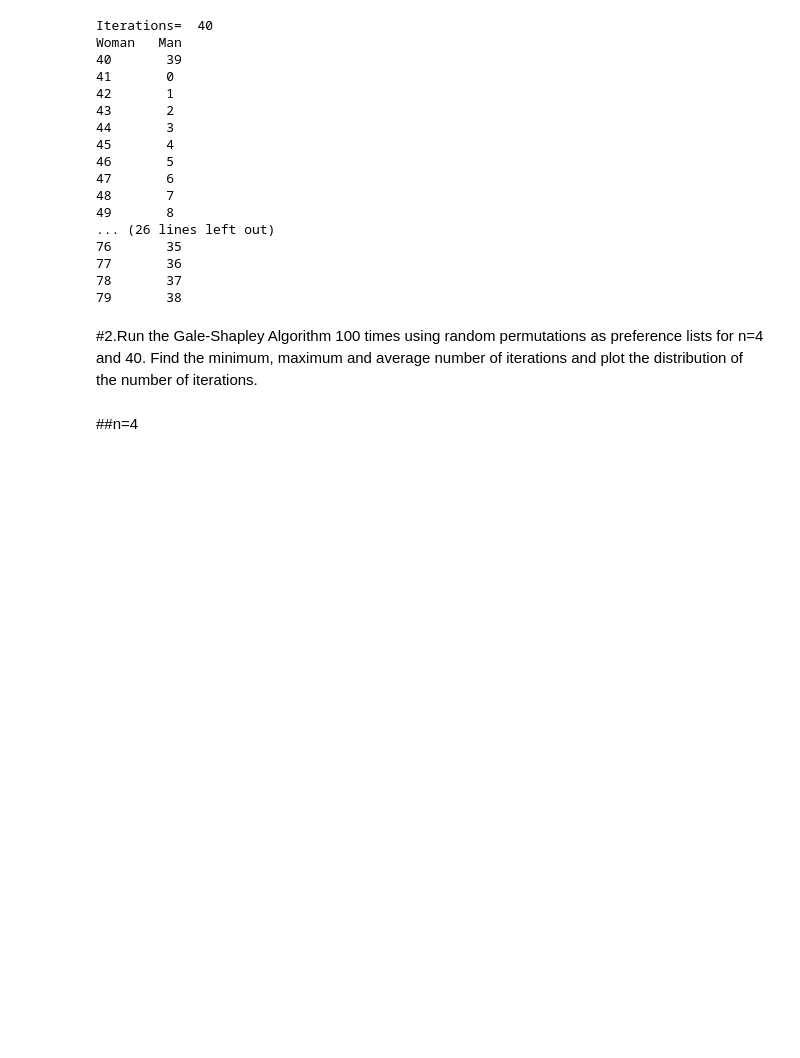
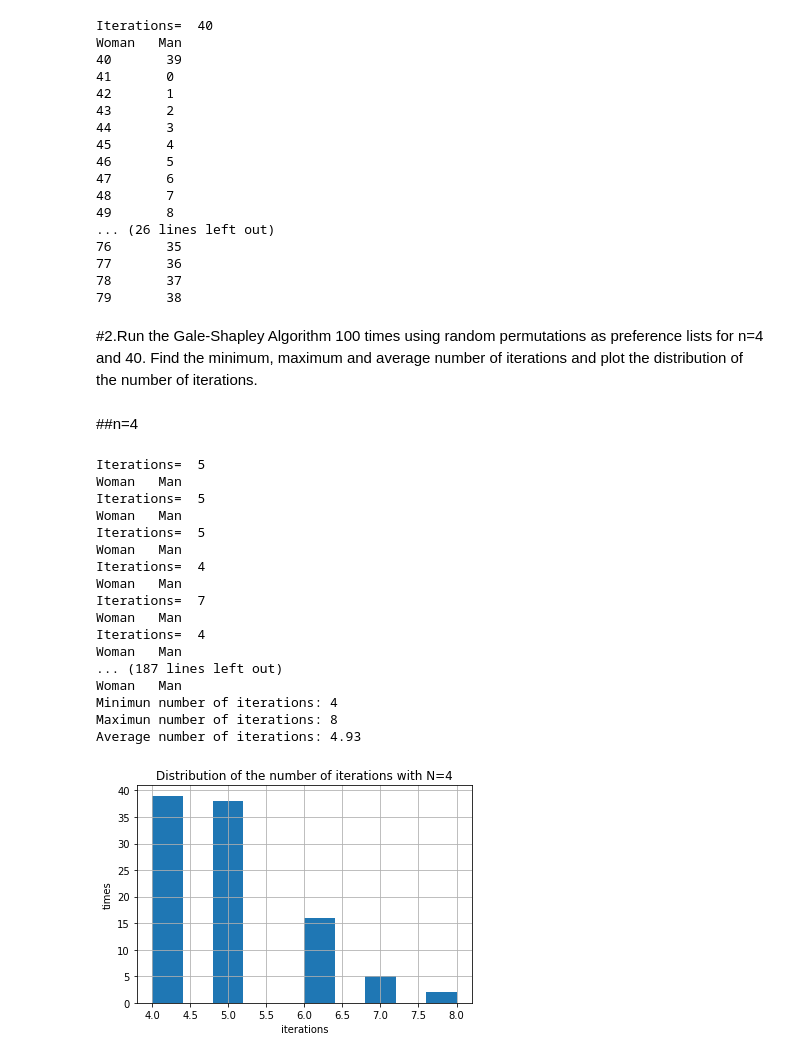
Before and after one commit to dgonzalezo/AlgorithmsUN2020II, a Jupyter notebook: GaleShapleyIrving/laboratorio9.ipynb, the cells around one changed output. Cells and saved outputs as stored; diff of their text form; code cells hidden in the pictures; blank space fills up the shorter version.

```diff
--- a/GaleShapleyIrving/laboratorio9.ipynb
+++ b/GaleShapleyIrving/laboratorio9.ipynb
@@ -186,5 +186,33 @@ Woman   Man
 79       38
 # %% [markdown]
 #2.Run the Gale-Shapley Algorithm 100 times using random permutations as preference lists for n=4 and 40. Find the minimum, maximum and average number of iterations and plot the distribution of the number of iterations.
+# %%
+def randomAlgorithm(N):
+  hist=[]
+  for i in range(100):
+    list=[]
+    Mprefer=[i for i in range(N)]
+    M = Mprefer[:]
+    Wprefer = [i+N for i in range(N)]
+    W = Wprefer[:]
+    for j in range(N):
+      shuffle(W)
+      list.append(W[:])
+    for l in range(N):
+      shuffle(M)
+      list.append(M[:])
+    k=stableMarriage(list,N)
+    hist.append(k)
+  print("Minimun number of iterations: {}".format(min(hist)))
+  print("Maximun number of iterations: {}".format(max(hist)))
+  print("Average number of iterations: {}".format(sum(hist)/100))
+
+  t = "Distribution of the number of iterations with N=" + str(N)
+
+  histogram = pd.DataFrame(hist).hist()
+  plt.title(t)
+  plt.xlabel("iterations")
+  plt.ylabel("times")
+  plt.show()
 # %% [markdown]
 ##n=4
@@ -198,0 +219,21 @@ for i in range(100)
+# %%
+randomAlgorithm(4)
+# %% [output]
+Iterations=  5
+Woman   Man
+Iterations=  5
+Woman   Man
+Iterations=  5
+Woman   Man
+Iterations=  4
+Woman   Man
+Iterations=  7
+Woman   Man
+Iterations=  4
+Woman   Man
+... (187 lines left out)
+Woman   Man
+Minimun number of iterations: 4
+Maximun number of iterations: 8
+Average number of iterations: 4.93
+[figure, added]
```
Also changed, not shown: parts of 5 cells of this notebook.
